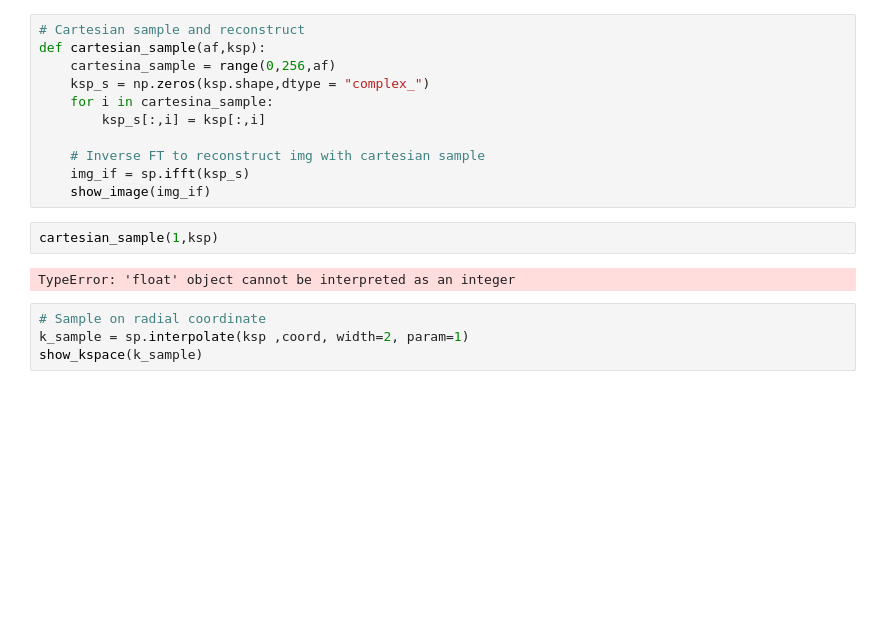
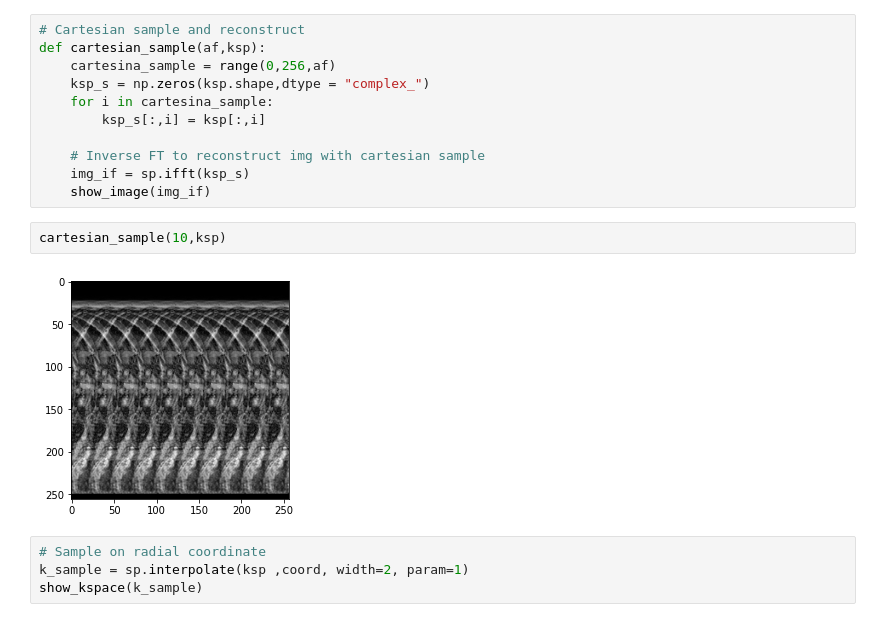
Before and after one commit to xinyiwan/Image-Reconstruction, a Jupyter notebook: test.ipynb, the cells around one changed output. Drawn from its saved outputs; the diff is of its cells as text; blank space fills up the shorter version.

```diff
--- a/test.ipynb
+++ b/test.ipynb
@@ -60,9 +67,9 @@ def cartesian_sample(af,ksp):
     img_if = sp.ifft(ksp_s)
     show_image(img_if)
 # %%
-cartesian_sample(1,ksp)
+cartesian_sample(10,ksp)
 # %% [output]
-TypeError: 'float' object cannot be interpreted as an integer
+[figure, added]
 # %%
 # Sample on radial coordinate
 k_sample = sp.interpolate(ksp ,coord, width=2, param=1)
```
Also changed, not shown: parts of 11 cells of this notebook, 6 other files.
